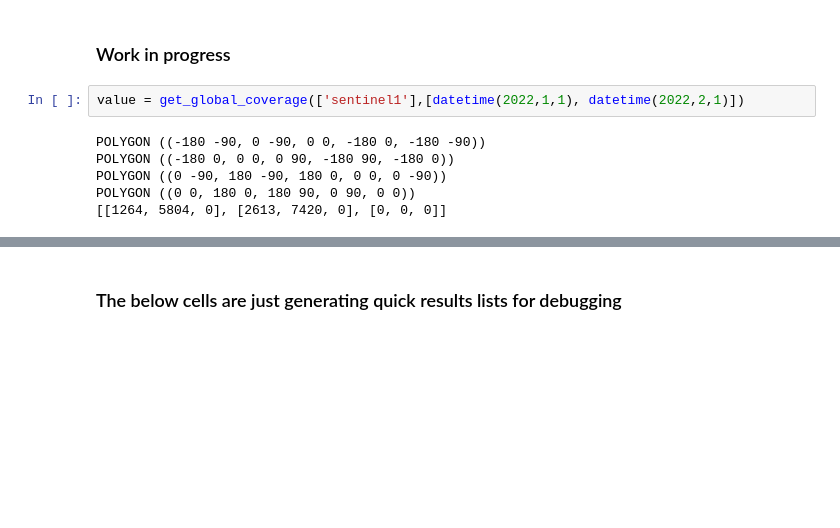
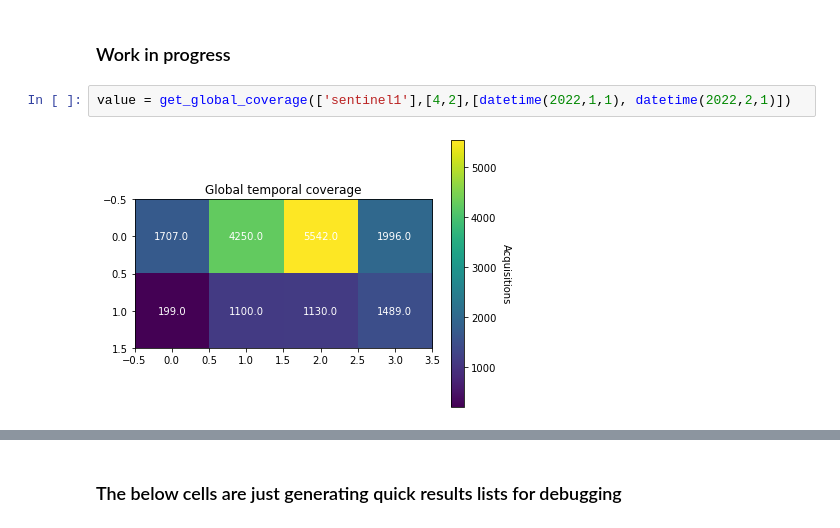
Before and after one commit to kvenkman/opera_coverage, a Jupyter notebook: notebooks/Coverage.ipynb, the cells around one changed output, grey strips where cells are left out. Drawn from its saved outputs; the diff is of its cells as text; blank space fills up the shorter version.

```diff
--- a/notebooks/Coverage.ipynb
+++ b/notebooks/Coverage.ipynb
@@ -140,11 +140,7 @@ print(area1['sentinel1'])
 # print(area1['sentinel2'])
 # %% [markdown]
 ### Work in progress
-# %%
-value = get_global_coverage(['sentinel1'],[datetime(2022,1,1), datetime(2022,2,1)])
-# %% [output]
-POLYGON ((-180 -90, 0 -90, 0 0, -180 0, -180 -90))
-POLYGON ((-180 0, 0 0, 0 90, -180 90, -180 0))
-POLYGON ((0 -90, 180 -90, 180 0, 0 0, 0 -90))
-POLYGON ((0 0, 180 0, 180 90, 0 90, 0 0))
-[[1264, 5804, 0], [2613, 7420, 0], [0, 0, 0]]
+# %%
+value = get_global_coverage(['sentinel1'],[4,2],[datetime(2022,1,1), datetime(2022,2,1)])
+# %% [output]
+[figure, added]
```
Also changed, not shown: parts of 31 cells of this notebook, 1 other file.
